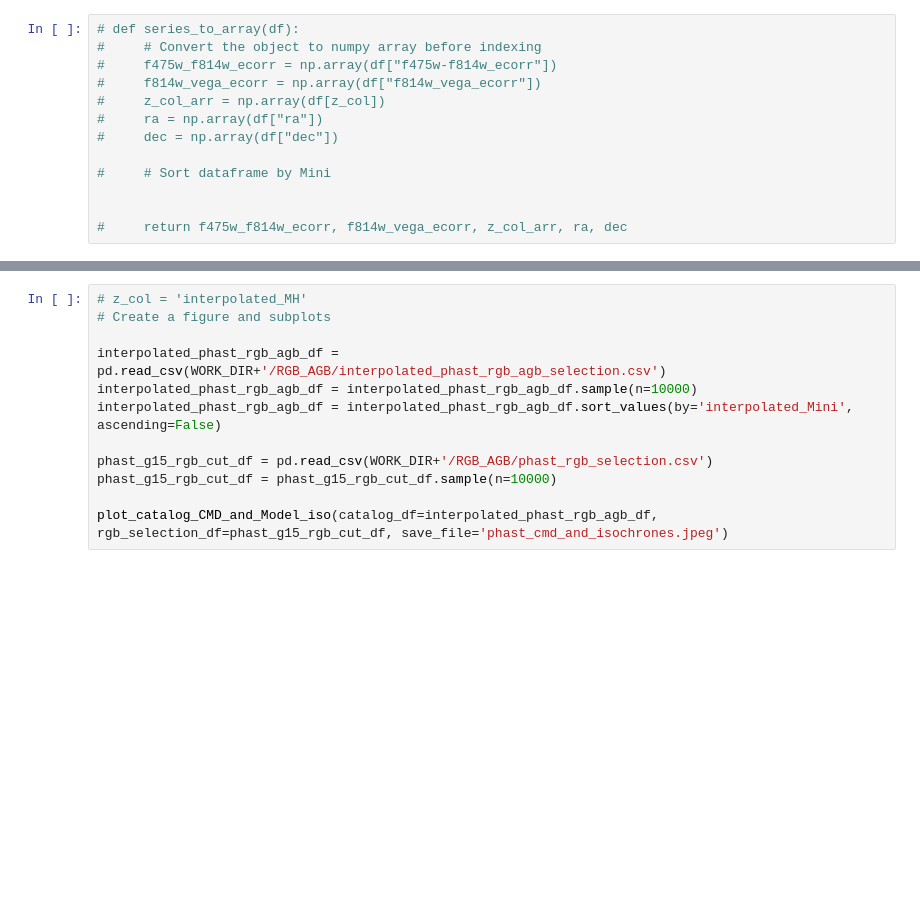
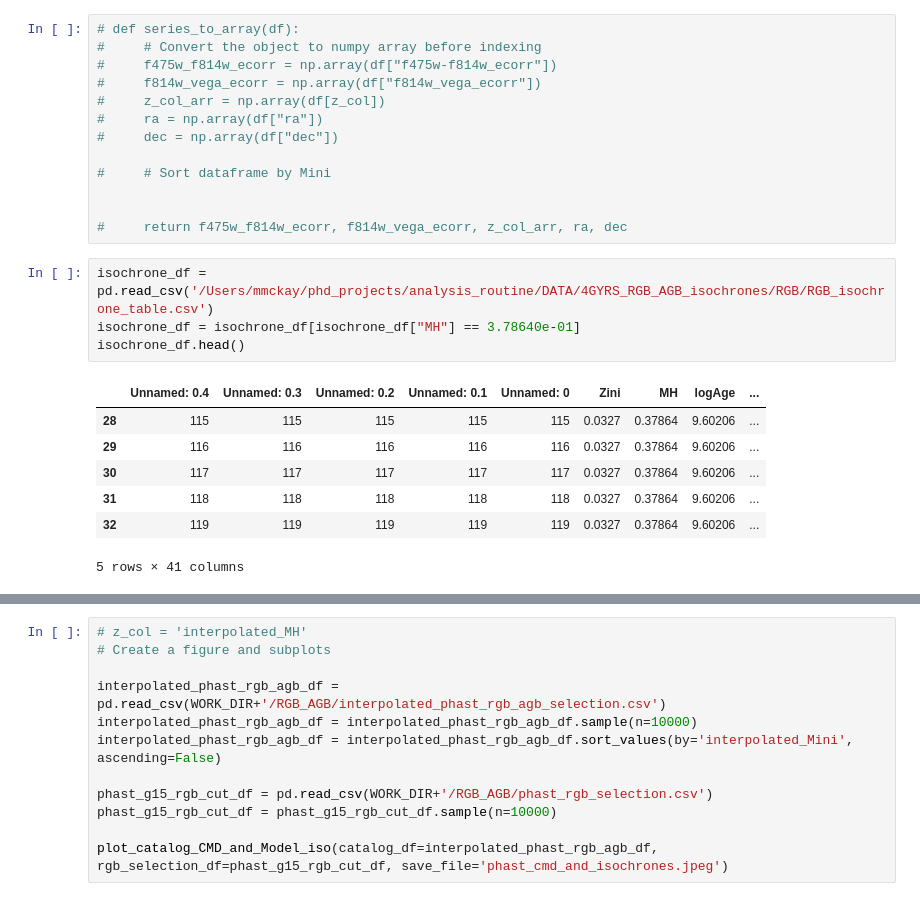
Before and after one commit to mmckay18/phast_rgbstars_mdf, a Jupyter notebook: code/isochrone_processing.ipynb, the cells around one changed output, grey strips where cells are left out. Saved outputs shown, nothing was run; the diff lists cells and outputs as text; blank space fills up the shorter version.

```diff
--- a/code/isochrone_processing.ipynb
+++ b/code/isochrone_processing.ipynb
@@ -262,6 +300,18 @@ Index(['Unnamed: 0.1', 'Unnamed: 0', 'ra', 'dec', 'f475w_vega', 'f475w_snr',
 
 
 #     return f475w_f814w_ecorr, f814w_vega_ecorr, z_col_arr, ra, dec
+# %%
+isochrone_df = pd.read_csv('/Users/mmckay/phd_projects/analysis_routine/DATA/4GYRS_RGB_AGB_isochrones/RGB/RGB_isochrone_table.csv')
+isochrone_df = isochrone_df[isochrone_df["MH"] == 3.78640e-01]
+isochrone_df.head()
+# %% [output]
+|  | Unnamed: 0.4 | Unnamed: 0.3 | Unnamed: 0.2 | Unnamed: 0.1 | Unnamed: 0 | Zini | MH | logAge | ... |
+| 28 | 115 | 115 | 115 | 115 | 115 | 0.0327 | 0.37864 | 9.60206 | ... |
+| 29 | 116 | 116 | 116 | 116 | 116 | 0.0327 | 0.37864 | 9.60206 | ... |
+| 30 | 117 | 117 | 117 | 117 | 117 | 0.0327 | 0.37864 | 9.60206 | ... |
+| 31 | 118 | 118 | 118 | 118 | 118 | 0.0327 | 0.37864 | 9.60206 | ... |
+| 32 | 119 | 119 | 119 | 119 | 119 | 0.0327 | 0.37864 | 9.60206 | ... |
+5 rows × 41 columns
 # %%
 # z_col = 'interpolated_MH'
 # Create a figure and subplots
```
Also changed, not shown: parts of 5 cells of this notebook, 5 other files.
